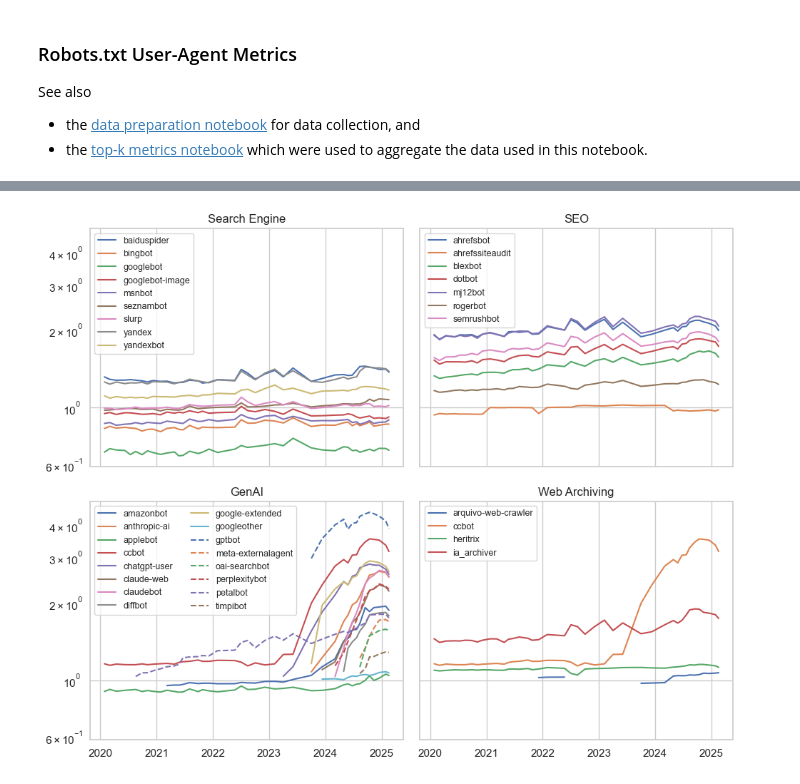
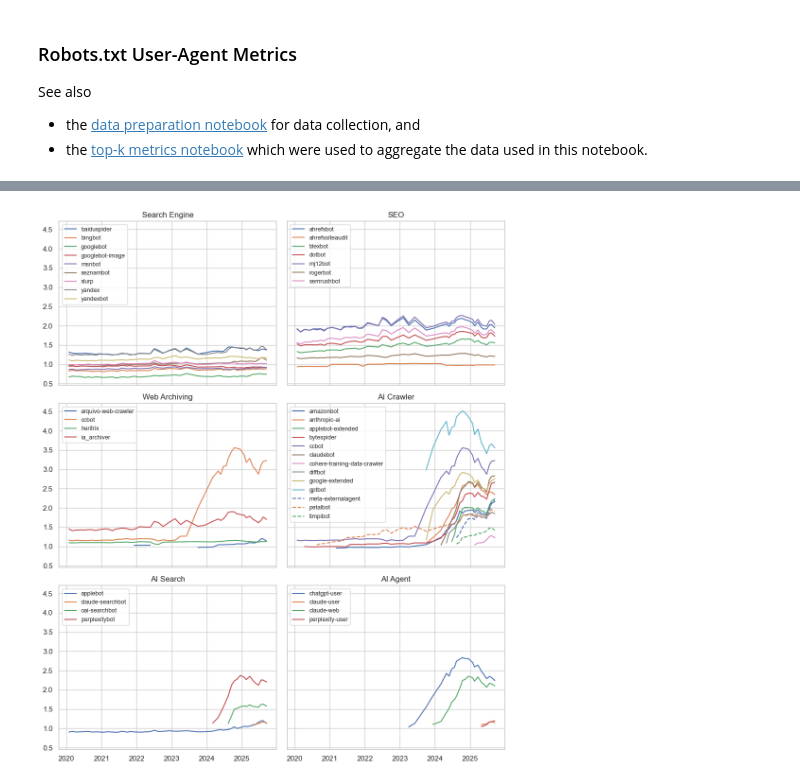
Before and after one commit to commoncrawl/robotstxt-experiments, a Jupyter notebook: src/jupyter/metrics-user-agents.ipynb, the cells around one changed output, grey strips where cells are left out. Drawn from its saved outputs; the diff is of its cells as text; code cells hidden in the pictures.

```diff
--- a/src/jupyter/metrics-user-agents.ipynb
+++ b/src/jupyter/metrics-user-agents.ipynb
@@ -160,0 +184,3 @@ ax.get_figure().savefig('img/user-agent-count-top-100k-ai.pdf', transparent=True
+# %%
+ax = plot_user_agents_over_time(df, top_k, user_agents_by_category['AI Agent'])
+ax.get_figure().savefig('img/user-agent-count-top-100k-ai.pdf', transparent=True)
@@ -161,5 +189,5 @@ ax.get_figure().savefig('img/user-agent-count-top-100k-ai.pdf', transparent=True
 # %%
-fig, axes = plt.subplots(nrows=3, ncols=2, sharex=True, sharey=True,
+fig, axes = plt.subplots(nrows=4, ncols=2, sharex=True, sharey=True,
                          squeeze=False, figsize=[10,15])
 
 top_k = '100k'
@@ -179,5 +207,5 @@ plt
 # %%
-fig, axes = plt.subplots(nrows=3, ncols=2, sharex=True, sharey=True,
+fig, axes = plt.subplots(nrows=4, ncols=2, sharex=True, sharey=True,
                          squeeze=False, figsize=[10,15])
 
 n = 0
@@ -363,17 +391,24 @@ ax.get_figure().savefig('img/robotstxt-and-http-ccbot-disallowed.pdf', transpare
 # %%
 # comparing user-agents by the number of disallowed sites
-# ratio: disallowed for user-agent x / disallowed the for wildcard user-agent
+# ratio: disallowed for user-agent x / disallowed for the wildcard user-agent
 
 df = df_user_agent_counts
-user_agents = ['*', 'ccbot', 'googlebot', 'bingbot', 'baiduspider', 'ia_archiver', 'gptbot']
-top_k = '10k'
+user_agents = ['*', 'ccbot', 'googlebot', 'bingbot', 'baiduspider', 'ia_archiver',
+               'gptbot', 'google-extended'] # 'chatgpt-user', 'claudebot', 'anthropic-ai',
+top_k = '50k'
 df = df[df['useragent'].isin(user_agents) & (df['top-k'] == top_k)]
 d1 = df[['dt', 'top-k', 'useragent', '*-disallow-all']]
 d2 = d1[d1['useragent'] == '*'][['dt', 'top-k', '*-disallow-all']]
 df = d1.merge(d2, on=['dt', 'top-k'], suffixes=('', '_wildcard'))
 # normalize: number of disallowed sites / number of disallowed sites for wildcard user-agent
 df['*-disallow-all-normalized'] = df['*-disallow-all'] / df['*-disallow-all_wildcard']
-df[['dt', 'useragent', '*-disallow-all-normalized']].pivot(
-    index='dt', columns='useragent', values='*-disallow-all-normalized').plot(
-    )
+# from 2020 onwards
+df = df[df['dt'] >= datetime.date(2020, 1, 1)]
+ax = df[['dt', 'useragent', '*-disallow-all-normalized']].pivot(
+        index='dt', columns='useragent', values='*-disallow-all-normalized').plot(
+    kind='line', style='-', title='')
+ax.get_legend().set_title('')
+ax.get_figure().tight_layout()
+ax.xaxis.set_label_text('')
+ax.get_figure().savefig('img/robotstxt-bias-user-agents-normalized.pdf', transparent=True)
 # %% [output]
@@ -384,41 +418,41 @@ df[['dt', 'useragent', '*-disallow-all-normalized']].pivot(
 
 df = df_user_agent_counts
 
-categories = ['Search Engine', 'SEO', 'GenAI', 'Web Archiving']
+categories = ['Search Engine', 'SEO', 'Web Archiving', 'AI Crawler', 'AI Search', 'AI Agent']
 top_k = '50k'
 # skip data points which are based on a low count
 min_count = 20
 years_select = sorted(range(2020, 2026))
 
 user_agents = set().union(*map(lambda c: user_agents_by_category[c], categories)).union({'*'})
 
 # filter on user-agent and year
 df = df[df['useragent'].isin(user_agents) & df['year'].isin(years_select)]
 d1 = df[['dt', 'top-k', 'useragent', '*-disallow-all', 'cnt']]
 # normalize: number of disallowed sites / number of disallowed sites for wildcard user-agent
 d2 = d1[d1['useragent'] == '*'][['dt', 'top-k', '*-disallow-all']]
 df = d1.merge(d2, on=['dt', 'top-k'], suffixes=('', '_wildcard'))
 df['*-disallow-all-normalized'] = df['*-disallow-all'] / df['*-disallow-all_wildcard']
 df = df[df['cnt'] >= min_count]
 df = df[['dt', 'top-k', 'useragent', '*-disallow-all-normalized']]
 df = df[df['top-k'] == top_k]
 
 line_styles = ['solid', 'dashed', 'dashdot']
 
-fig, axes = plt.subplots(nrows=2, ncols=2, sharex=True, sharey=True,
-                         squeeze=False, figsize=[10,8])
+fig, axes = plt.subplots(nrows=3, ncols=2, sharex=True, sharey=True,
+                         squeeze=False, figsize=[10,12])
 n = 0
 for cat in categories:
     ax = plot_user_agents_over_time(df, top_k, user_agents_by_category[cat].difference({'*'}),
                                     y='*-disallow-all-normalized', ax=axes[int(n/2),n%2],
-                                    title=cat, log_scale=True)
+                                    title=cat, log_scale=False)
     ax.yaxis.set_label_text('')
     ax.legend(fontsize=9,
-          loc='upper left',
-              ncols=max(1, int(len(user_agents_by_category[cat])/6)))
+              loc='upper left',
+              ncols=max(1, int(len(user_agents_by_category[cat])/12)))
     #ax[0].set_linestyle(line_styles[n%len(line_styles)])
     n += 1
 fig.tight_layout()
 fig.savefig('img/robotstxt-bias-user-agents-categorized.pdf', transparent=True)
 # %% [output]
-[figure, old version]
+[figure, new version]
```
Also changed, not shown: parts of 23 cells of this notebook, 7 other files.
